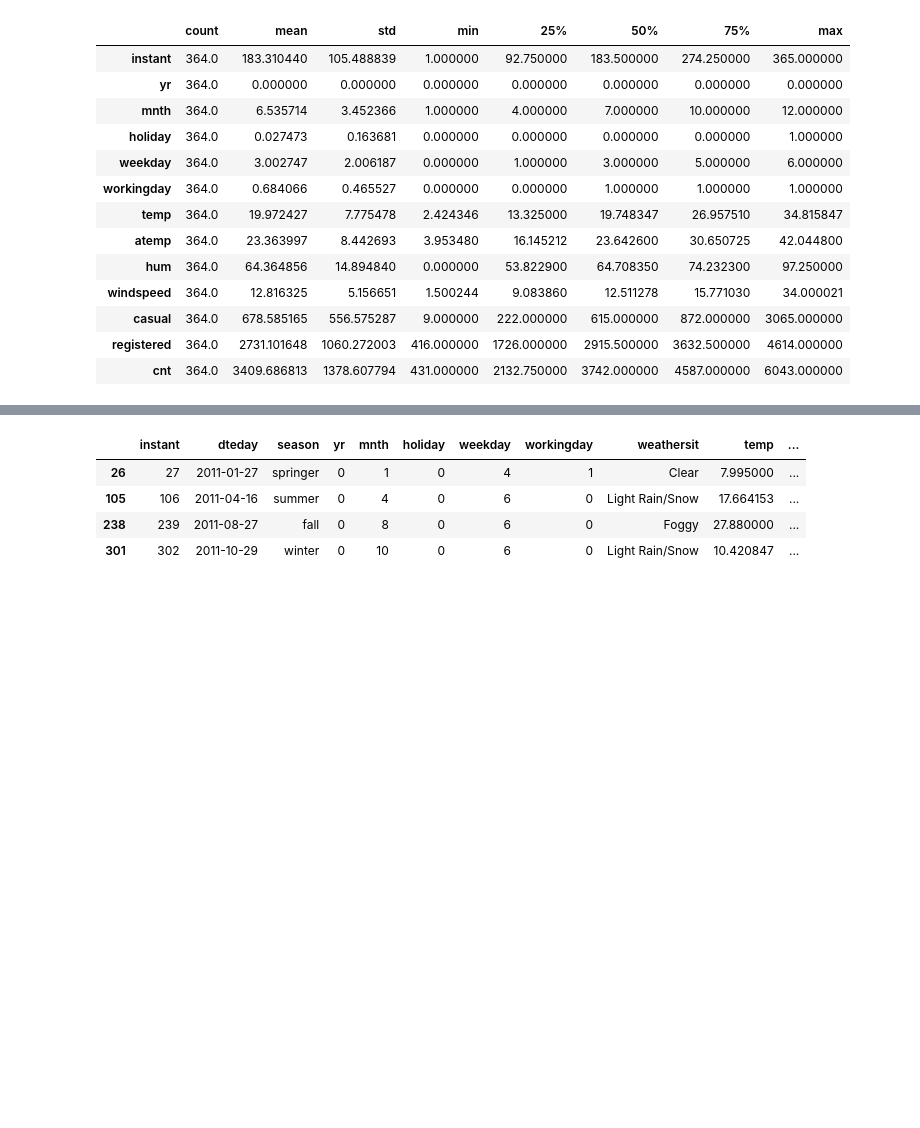
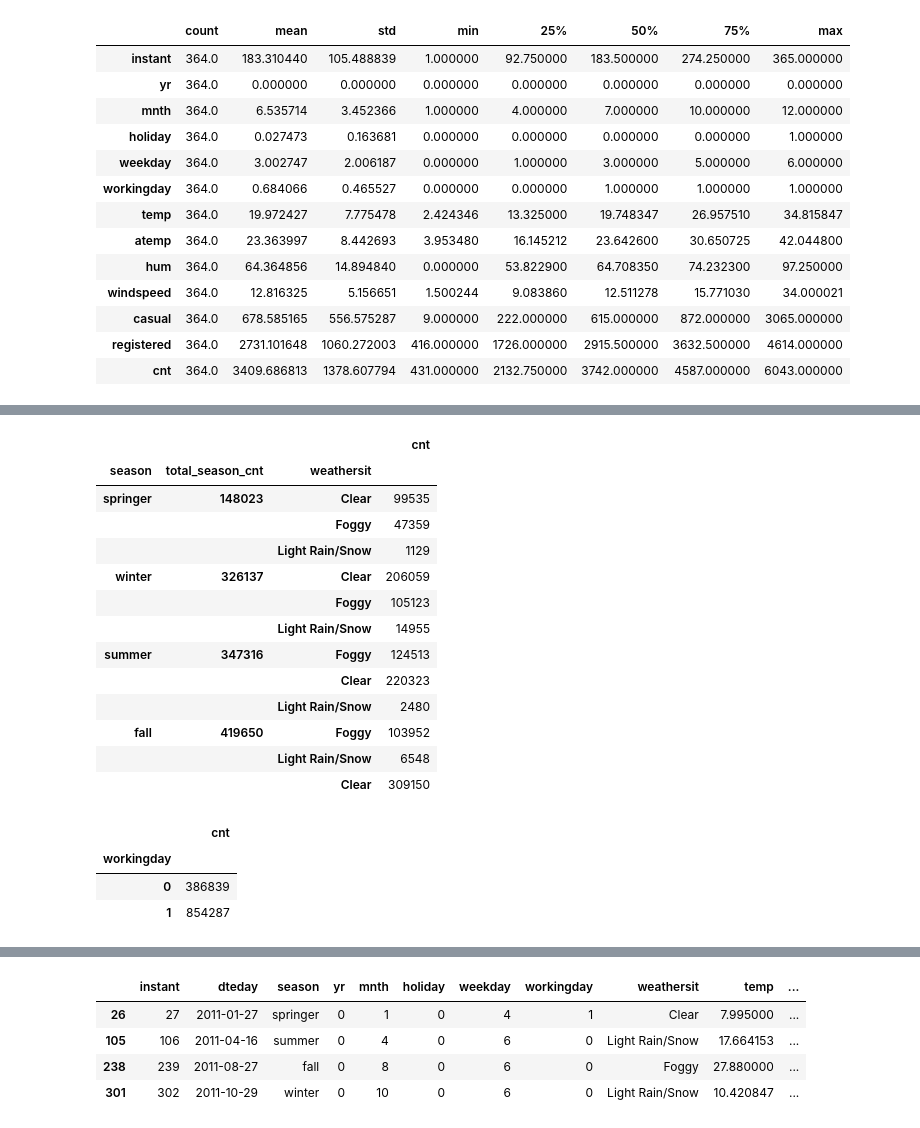
Before and after one commit to BernadusRaka/Bike-Rental-Analysis-2011-2012, a Jupyter notebook: notebooks/bike_rental_analysis.ipynb, the cells around one changed output, grey strips where cells are left out. Cells and saved outputs as stored; diff of their text form; code cells hidden in the pictures; blank space fills up the shorter version.

```diff
--- a/notebooks/bike_rental_analysis.ipynb
+++ b/notebooks/bike_rental_analysis.ipynb
@@ -204,0 +214,36 @@ bike_day_df_2011.describe().transpose()
+# %%
+agg_df = bike_day_df_2011.groupby(['season', 'weathersit']).agg({
+    'cnt': 'sum'
+    })
+
+agg_df = agg_df.reset_index()
+
+agg_df['total_season_cnt'] = agg_df.groupby('season')['cnt'].transform('sum')
+
+analyzed = agg_df.groupby(['season',"total_season_cnt",'weathersit']).agg({ 'cnt': 'sum'})
+
+analyzed.sort_values('total_season_cnt')
+# %% [output]
+|  |  |  | cnt |
+| season | total_season_cnt | weathersit |  |
+| springer | 148023 | Clear | 99535 |
+|  |  | Foggy | 47359 |
+|  |  | Light Rain/Snow | 1129 |
+| winter | 326137 | Clear | 206059 |
+|  |  | Foggy | 105123 |
+|  |  | Light Rain/Snow | 14955 |
+| summer | 347316 | Foggy | 124513 |
+|  |  | Clear | 220323 |
+|  |  | Light Rain/Snow | 2480 |
+| fall | 419650 | Foggy | 103952 |
+|  |  | Light Rain/Snow | 6548 |
+|  |  | Clear | 309150 |
+# %%
+bike_day_df_2011.groupby(['workingday']).agg({
+    "cnt": "sum"
+})
+# %% [output]
+|  | cnt |
+| workingday |  |
+| 0 | 386839 |
+| 1 | 854287 |
```
Also changed, not shown: parts of 29 cells of this notebook, 1 other file.
